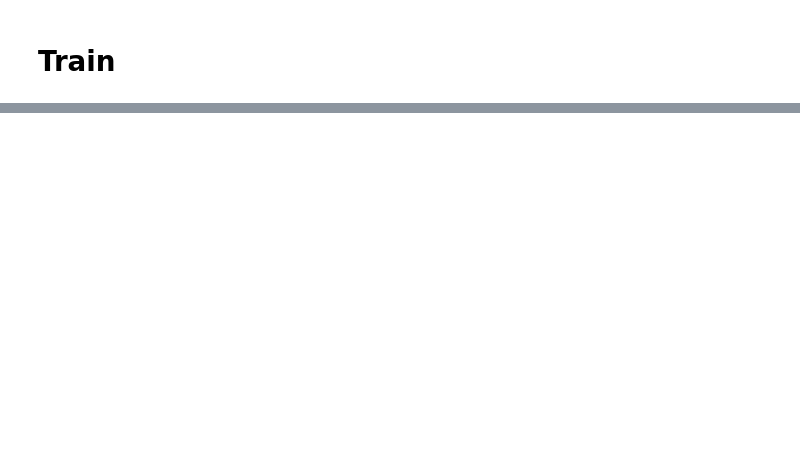
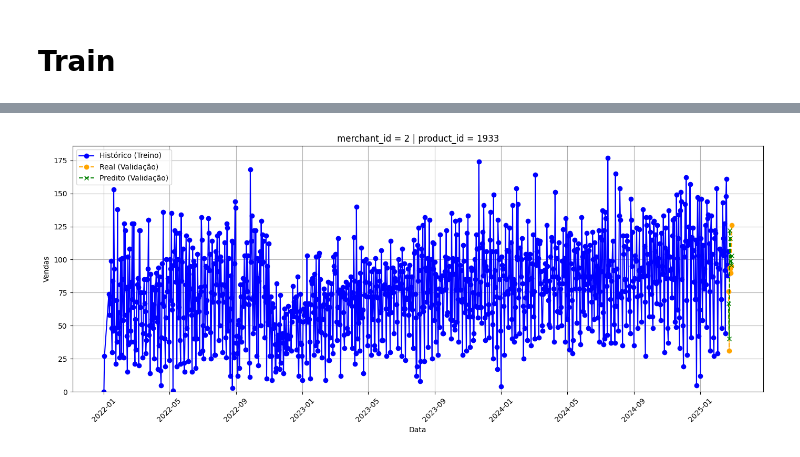
Before and after one commit to AmandaCOPires/Projeto-Linqi, a Jupyter notebook: predictions.ipynb, the cells around one changed output, grey strips where cells are left out. Drawn from its saved outputs; the diff is of its cells as text; code cells hidden in the pictures; blank space fills up the shorter version.

```diff
--- a/predictions.ipynb
+++ b/predictions.ipynb
@@ -444,11 +362,11 @@ X_test = df_val.drop(columns=["date", "sales"])
 Y_test = df_val["sales"]
 
 # Ajusta modelo final
-final_model = LGBMRegressor(n_estimators = 500, learning_rate = 0.05, num_leaves = 85)
+final_model = LGBMRegressor(n_estimators = 150, learning_rate = 0.20, num_leaves = 40)
 final_model.fit(X_train, Y_train)
 
 # Faz predições na validação
-val_preds = np.maximum(final_model.predict(X_test), 0)
+val_preds = np.maximum(np.round(final_model.predict(X_test)), 0)
 
 # Avalia desempenho
 val_mae = mean_absolute_error(Y_test, val_preds)
@@ -482,0 +399,32 @@ MAE na validação final (última semana): 0.8660
+# %%
+import matplotlib.pyplot as plt
+import numpy as np
+
+def plot_predicted_vs_real(df_train_full, df_val, final_model, merchant_id, product_id):
+    # Filtro do histórico
+    df_hist = df_train_full.query('merchant_id == @merchant_id and product_id == @product_id').sort_values('date')
+    y_hist = df_hist["sales"]
+
+    # Filtro da validação
+    df_val_filt = df_val.query('merchant_id == @merchant_id and product_id == @product_id').sort_values('date')
+    y_val_real = df_val_filt["sales"]
+
+    # Geração das predições
+    X_val_filt = df_val_filt.drop(columns=["date", "sales"])
+    y_val_pred = np.round(np.maximum(final_model.predict(X_val_filt), 0))
+
+    # Gráfico
+    plt.figure(figsize=(14, 6))
+    plt.plot(df_hist["date"], y_hist, label="Histórico (Treino)", marker='o', color = 'blue', linestyle='-')
+    plt.plot(df_val_filt["date"], y_val_real, label="Real (Validação)", marker='o', color = 'orange', linestyle='--')
+    plt.plot(df_val_filt["date"], y_val_pred, label="Predito (Validação)", marker='x', color = 'green', linestyle='--')
+
+    plt.title(f"merchant_id = {merchant_id} | product_id = {product_id}")
+    plt.xlabel("Data")
+    plt.ylabel("Vendas")
+    plt.ylim(bottom=0)
+    plt.legend()
+    plt.grid(True)
+    plt.xticks(rotation=45)
+    plt.tight_layout()
+    plt.show()
@@ -482,0 +460,4 @@ MAE na validação final (última semana): 0.8660
+# %%
+plot_predicted_vs_real(df_train_full, df_val, final_model, merchant_id=2, product_id=1933)
+# %% [output]
+[figure, added]
```
Also changed, not shown: parts of 19 cells of this notebook.
